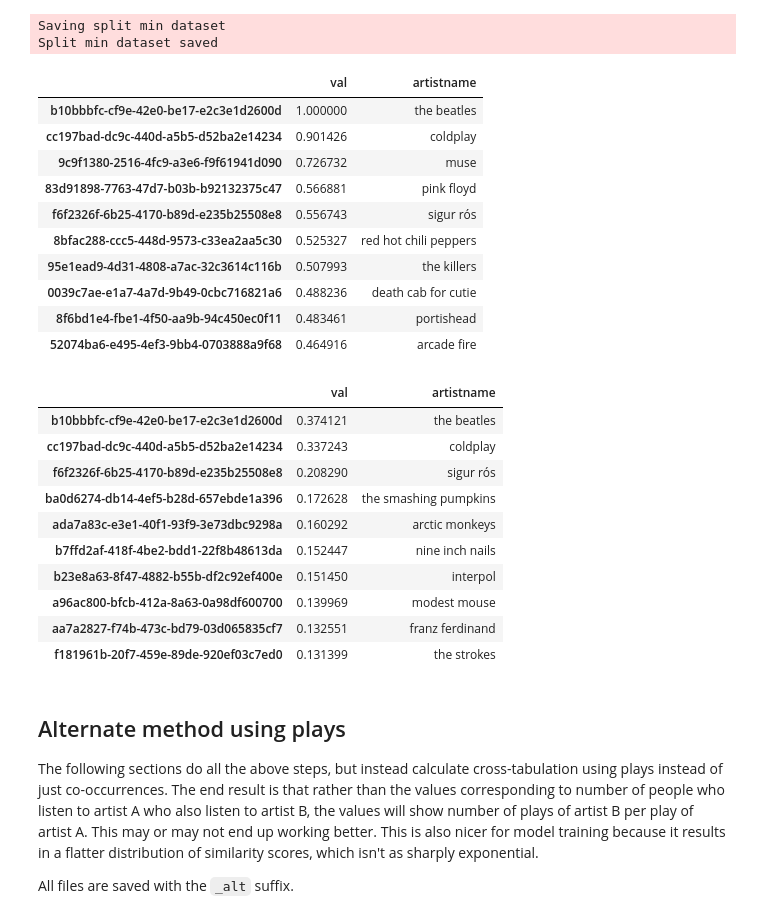
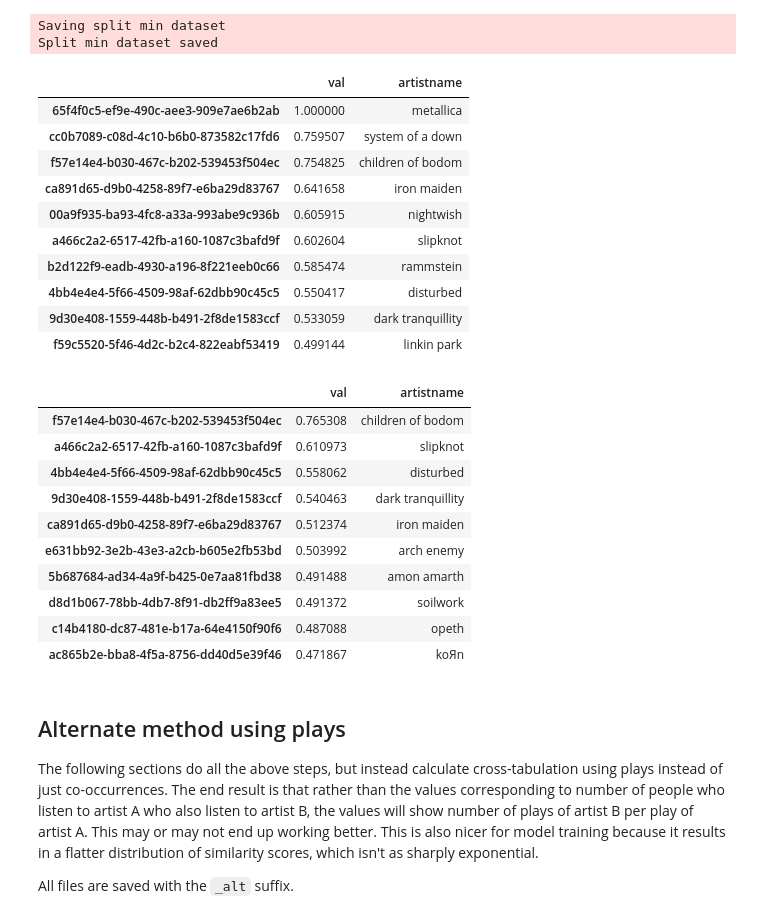
Before and after one commit to naallen/music-similarity-deep-learning, a Jupyter notebook: gen_split_dataset.ipynb, the cells around one changed output. Cells and saved outputs as stored; diff of their text form; code cells hidden in the pictures.

```diff
--- a/gen_split_dataset.ipynb
+++ b/gen_split_dataset.ipynb
@@ -327,32 +329,32 @@ Split min dataset saved
 # %%
 # Compare the two methods for a somewhat niche artist I'm personally familiar with.
 # The second 'min' method looks subjectively better!
-mbid = mbid_to_artist[mbid_to_artist['artistname'] == 'radiohead'].index[0]
+mbid = mbid_to_artist[mbid_to_artist['artistname'] == 'in flames'].index[0]
 display(crosstab_norm_scaled[mbid].sort_values(ascending=False).head(10).to_frame(name = 'val').join(mbid_to_artist))
 display(crosstab_norm_min_scaled[mbid].sort_values(ascending=False).head(10).to_frame(name = 'val').join(mbid_to_artist))
 # %% [output]
 |  | val | artistname |
-| b10bbbfc-cf9e-42e0-be17-e2c3e1d2600d | 1.000000 | the beatles |
-| cc197bad-dc9c-440d-a5b5-d52ba2e14234 | 0.901426 | coldplay |
-| 9c9f1380-2516-4fc9-a3e6-f9f61941d090 | 0.726732 | muse |
-| 83d91898-7763-47d7-b03b-b92132375c47 | 0.566881 | pink floyd |
-| f6f2326f-6b25-4170-b89d-e235b25508e8 | 0.556743 | sigur rós |
-| 8bfac288-ccc5-448d-9573-c33ea2aa5c30 | 0.525327 | red hot chili peppers |
-| 95e1ead9-4d31-4808-a7ac-32c3614c116b | 0.507993 | the killers |
-| 0039c7ae-e1a7-4a7d-9b49-0cbc716821a6 | 0.488236 | death cab for cutie |
-| 8f6bd1e4-fbe1-4f50-aa9b-94c450ec0f11 | 0.483461 | portishead |
-| 52074ba6-e495-4ef3-9bb4-0703888a9f68 | 0.464916 | arcade fire |
+| 65f4f0c5-ef9e-490c-aee3-909e7ae6b2ab | 1.000000 | metallica |
+| cc0b7089-c08d-4c10-b6b0-873582c17fd6 | 0.759507 | system of a down |
+| f57e14e4-b030-467c-b202-539453f504ec | 0.754825 | children of bodom |
+| ca891d65-d9b0-4258-89f7-e6ba29d83767 | 0.641658 | iron maiden |
+| 00a9f935-ba93-4fc8-a33a-993abe9c936b | 0.605915 | nightwish |
+| a466c2a2-6517-42fb-a160-1087c3bafd9f | 0.602604 | slipknot |
+| b2d122f9-eadb-4930-a196-8f221eeb0c66 | 0.585474 | rammstein |
+| 4bb4e4e4-5f66-4509-98af-62dbb90c45c5 | 0.550417 | disturbed |
+| 9d30e408-1559-448b-b491-2f8de1583ccf | 0.533059 | dark tranquillity |
+| f59c5520-5f46-4d2c-b2c4-822eabf53419 | 0.499144 | linkin park |
 |  | val | artistname |
-| b10bbbfc-cf9e-42e0-be17-e2c3e1d2600d | 0.374121 | the beatles |
-| cc197bad-dc9c-440d-a5b5-d52ba2e14234 | 0.337243 | coldplay |
-| f6f2326f-6b25-4170-b89d-e235b25508e8 | 0.208290 | sigur rós |
-| ba0d6274-db14-4ef5-b28d-657ebde1a396 | 0.172628 | the smashing pumpkins |
-| ada7a83c-e3e1-40f1-93f9-3e73dbc9298a | 0.160292 | arctic monkeys |
-| b7ffd2af-418f-4be2-bdd1-22f8b48613da | 0.152447 | nine inch nails |
-| b23e8a63-8f47-4882-b55b-df2c92ef400e | 0.151450 | interpol |
-| a96ac800-bfcb-412a-8a63-0a98df600700 | 0.139969 | modest mouse |
-| aa7a2827-f74b-473c-bd79-03d065835cf7 | 0.132551 | franz ferdinand |
-| f181961b-20f7-459e-89de-920ef03c7ed0 | 0.131399 | the strokes |
+| f57e14e4-b030-467c-b202-539453f504ec | 0.765308 | children of bodom |
+| a466c2a2-6517-42fb-a160-1087c3bafd9f | 0.610973 | slipknot |
+| 4bb4e4e4-5f66-4509-98af-62dbb90c45c5 | 0.558062 | disturbed |
+| 9d30e408-1559-448b-b491-2f8de1583ccf | 0.540463 | dark tranquillity |
+| ca891d65-d9b0-4258-89f7-e6ba29d83767 | 0.512374 | iron maiden |
+| e631bb92-3e2b-43e3-a2cb-b605e2fb53bd | 0.503992 | arch enemy |
+| 5b687684-ad34-4a9f-b425-0e7aa81fbd38 | 0.491488 | amon amarth |
+| d8d1b067-78bb-4db7-8f91-db2ff9a83ee5 | 0.491372 | soilwork |
+| c14b4180-dc87-481e-b17a-64e4150f90f6 | 0.487088 | opeth |
+| ac865b2e-bba8-4f5a-8756-dd40d5e39f46 | 0.471867 | koЯn |
 # %% [markdown]
 ## Alternate method using plays
 
```
Also changed, not shown: parts of 9 cells of this notebook, 1 other file.
